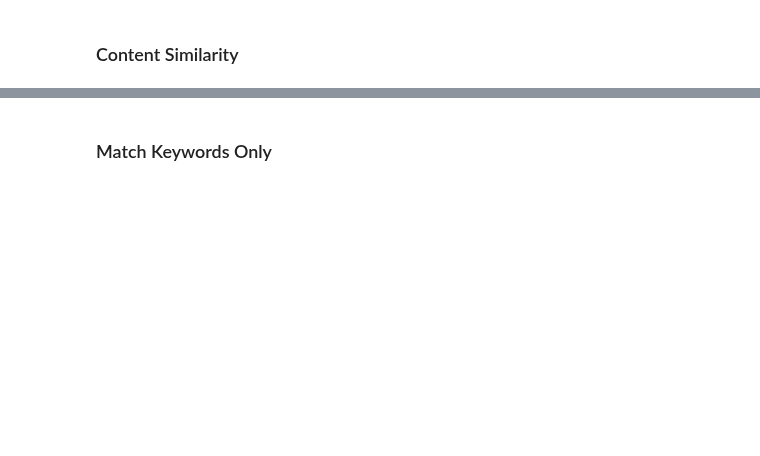
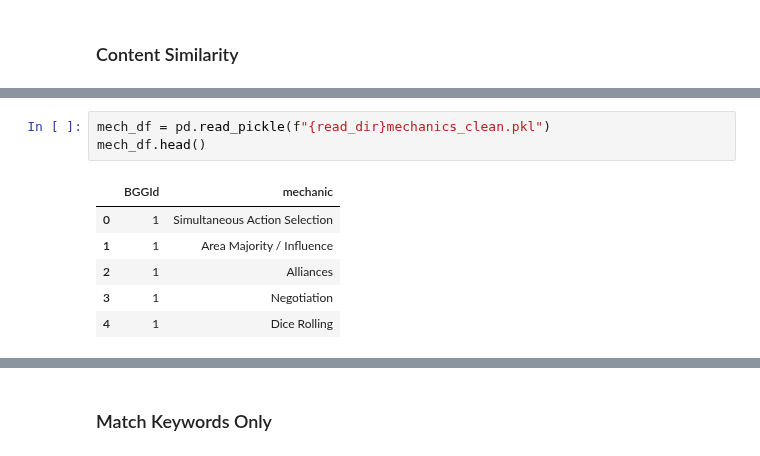
Before and after one commit to threnjen/boardgamegeek, a Jupyter notebook: exploratory_notebooks/content_sim_games.ipynb, the cells around one changed output, grey strips where cells are left out. Drawn from its saved outputs; the diff is of its cells as text; blank space fills up the shorter version.

```diff
--- a/exploratory_notebooks/content_sim_games.ipynb
+++ b/exploratory_notebooks/content_sim_games.ipynb
@@ -145,0 +166,10 @@ weaviate_client = WeaviateClient()
+# %%
+mech_df = pd.read_pickle(f"{read_dir}mechanics_clean.pkl")
+mech_df.head()
+# %% [output]
+|  | BGGId | mechanic |
+| 0 | 1 | Simultaneous Action Selection |
+| 1 | 1 | Area Majority / Influence |
+| 2 | 1 | Alliances |
+| 3 | 1 | Negotiation |
+| 4 | 1 | Dice Rolling |
```
Also changed, not shown: parts of 17 cells of this notebook, 4 other files.
